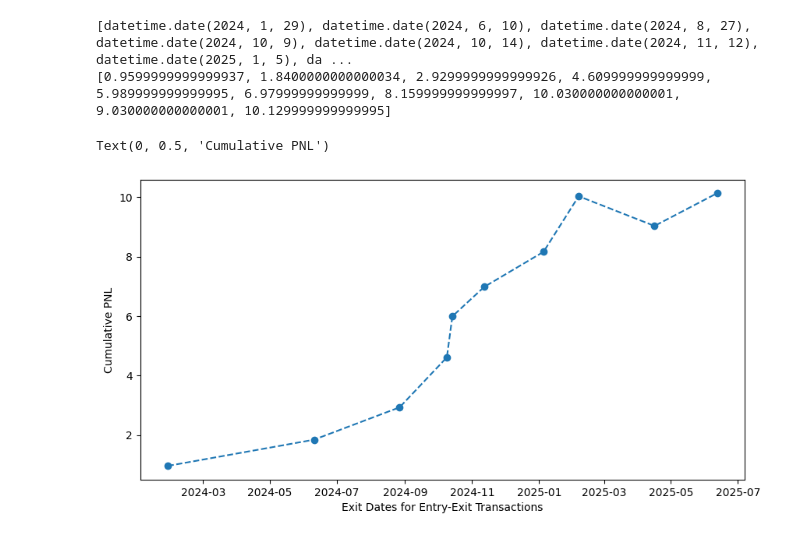
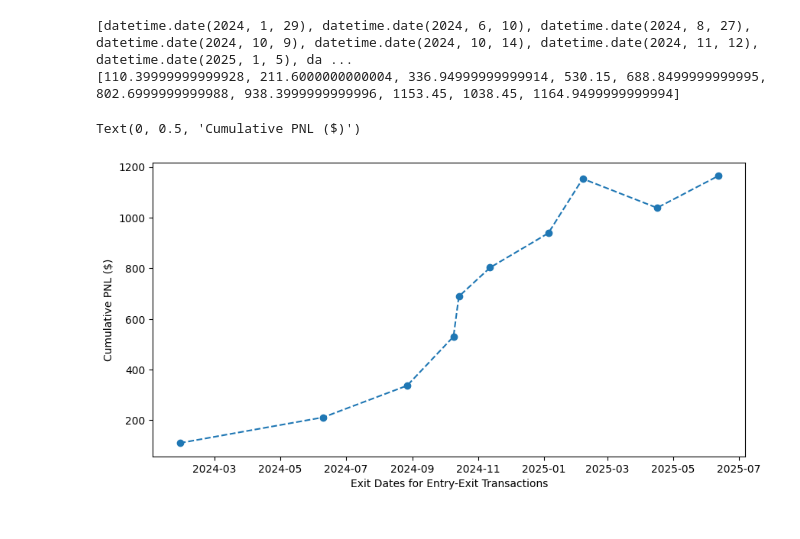
Before and after one commit to kamarulaw/saudi_backtests, a Jupyter notebook: 250715/progress.ipynb, the cells around one changed output. Drawn from its saved outputs; the diff is of its cells as text; code cells hidden in the pictures.

```diff
--- a/250715/progress.ipynb
+++ b/250715/progress.ipynb
@@ -446,12 +446,14 @@ def cumlative_pnl(entry_exit_values):
     cumpnl += num
     pnl.append(cumpnl)
   return pnl
+import datetime as dt
 from datetime import datetime
 
 dates = ["2024-01-29","2024-06-10","2024-08-27","2024-10-09","2024-10-14","2024-11-12","2025-01-05","2025-02-06","2025-04-16","2025-06-12"]
 entry_exit_values = [87.66-86.70, 79.40-78.52, 87.77-86.68, 84.42-82.74, 85.11-83.73, 92.99-92.00, 97.03-95.85, 100.28-98.41, 97.09-98.09, 93.69-92.59]
 
 pnl = cumlative_pnl(entry_exit_values=entry_exit_values)
+pnl = [diff*115 for diff in pnl]
 
 date_objects = [dt.datetime.strptime(date, '%Y-%m-%d').date() for date in dates]
 # %%
@@ -459,15 +461,15 @@ print(date_objects)
 print(pnl)
 # %% [output]
 [datetime.date(2024, 1, 29), datetime.date(2024, 6, 10), datetime.date(2024, 8, 27), datetime.date(2024, 10, 9), datetime.date(2024, 10, 14), datetime.date(2024, 11, 12), datetime.date(2025, 1, 5), da ...
-[0.9599999999999937, 1.8400000000000034, 2.9299999999999926, 4.609999999999999, 5.989999999999995, 6.97999999999999, 8.159999999999997, 10.030000000000001, 9.030000000000001, 10.129999999999995]
+[110.39999999999928, 211.6000000000004, 336.94999999999914, 530.15, 688.8499999999995, 802.6999999999988, 938.3999999999996, 1153.45, 1038.45, 1164.9499999999994]
 # %%
 import matplotlib.pyplot as plt
 f = plt.figure()
 f.set_figwidth(10)
 f.set_figheight(5)
 plt.plot(date_objects, pnl,marker='o', linestyle='dashed')
 plt.xlabel('Exit Dates for Entry-Exit Transactions')
-plt.ylabel('Cumulative PNL')
+plt.ylabel('Cumulative PNL ($)')
 # %% [output]
-Text(0, 0.5, 'Cumulative PNL')
+Text(0, 0.5, 'Cumulative PNL ($)')
-[figure, old version]
+[figure, new version]
```
